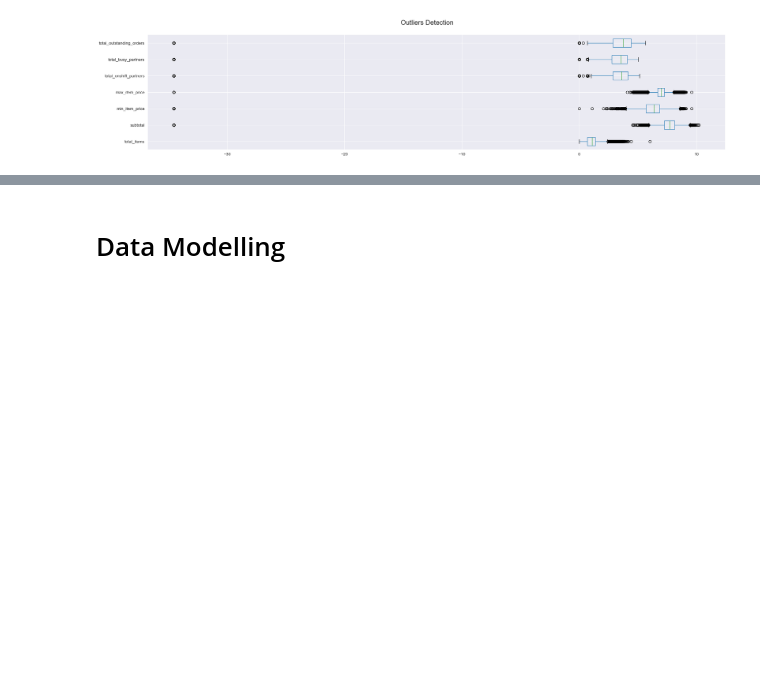
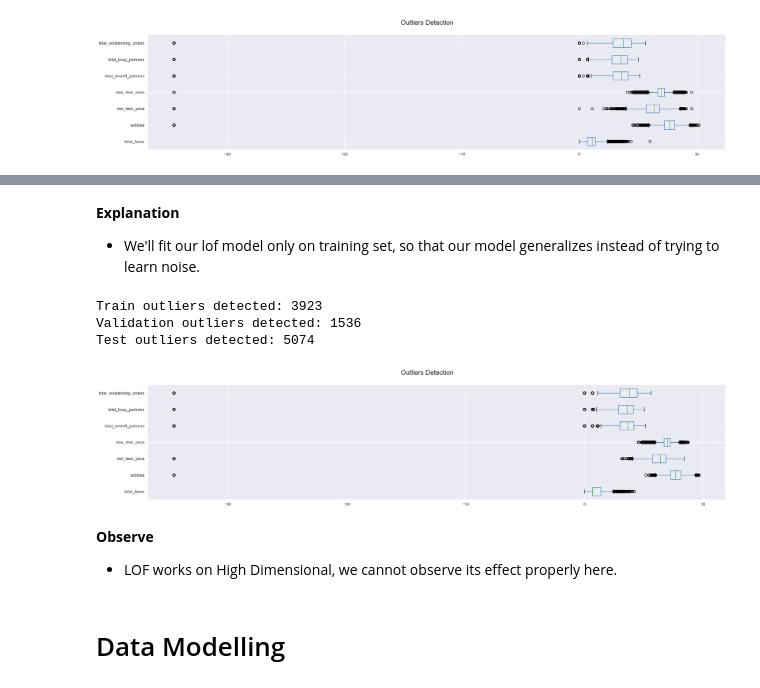
Before and after one commit to gitbharrat/delivery_time_nn, a Jupyter notebook: notebook/delivery_time_estimation.ipynb, the cells around one changed output, grey strips where cells are left out. Drawn from its saved outputs; the diff is of its cells as text; code cells hidden in the pictures; blank space fills up the shorter version.

```diff
--- a/notebook/delivery_time_estimation.ipynb
+++ b/notebook/delivery_time_estimation.ipynb
@@ -713,7 +734,8 @@ df_encoded = pd.read_csv('../data/clean/encoded.csv')
 # Splitting dataset
 from sklearn.model_selection import train_test_split
 
-train_df, test_df = train_test_split(df_encoded, test_size=0.2, random_state=42)
+train_df, test_df = train_test_split(df_encoded, test_size=0.2, random_state=42) # train/test
+train_df, val_df = train_test_split(train_df, test_size=0.25, random_state=42) # train/val
 # %%
 # Standardizing and MinMax Scaling on test data
 from sklearn.preprocessing import StandardScaler, MinMaxScaler
@@ -730,5 +754,49 @@ train_df[categorical_cols] = cat_scaler.fit_transform(train_df[categorical_cols]
 test_df[continuous_cols] = num_scaler.transform(test_df[continuous_cols])
 test_df[categorical_cols] = cat_scaler.transform(test_df[categorical_cols])
+# %%
+from sklearn.neighbors import LocalOutlierFactor
+
+lof = LocalOutlierFactor(n_neighbors=20, contamination=0.05, novelty=True)  # Novelty for ability to detect anomalies in Test Data
+lof_model = lof.fit(train_df.loc[:,train_df.columns != target_var].values)
+# %% [markdown]
+**Explanation**
+- We'll fit our lof model only on training set, so that our model generalizes instead of trying to learn noise.
+# %%
+train_outliers = lof.predict(train_df.loc[:,train_df.columns != target_var].values)
+val_outliers = lof.predict(val_df.loc[:,val_df.columns != target_var].values)
+test_outliers = lof.predict(test_df.loc[:,test_df.columns != target_var].values)
+
+
+assert len(train_outliers) == len(train_df)
+assert len(val_outliers) == len(val_df)
+assert len(test_outliers) == len(test_df)
+# %%
+total_outliers_train = sum(train_outliers == -1)
+total_outliers_val = sum(val_outliers == -1)
+total_outliers_test= sum(test_outliers == -1)
+
+print(f"Train outliers detected: {total_outliers_train}")
+print(f"Validation outliers detected: {total_outliers_val}")
+print(f"Test outliers detected: {total_outliers_test}")
+
+
+val_df = val_df[val_outliers == 1]
+test_df = test_df[test_outliers == 1]
+train_df = train_df[train_outliers == 1]
+# %% [output]
+Train outliers detected: 3923
+Validation outliers detected: 1536
+Test outliers detected: 5074
+# %%
+# Plotting Boxplot
+train_df[continuous_cols].boxplot(vert=False,figsize=(25,5))
+plt.suptitle("Outliers Detection", fontsize = 16)
+plt.show()
+# %% [output]
+[figure, new version]
+# %% [markdown]
+**Observe**
+- LOF works on High Dimensional, we cannot observe its effect properly here.
 # %%
 # Saving data
 train_df.to_csv("../data/train/train.csv")
```
Also changed, not shown: parts of 66 cells of this notebook, 11 other files.
